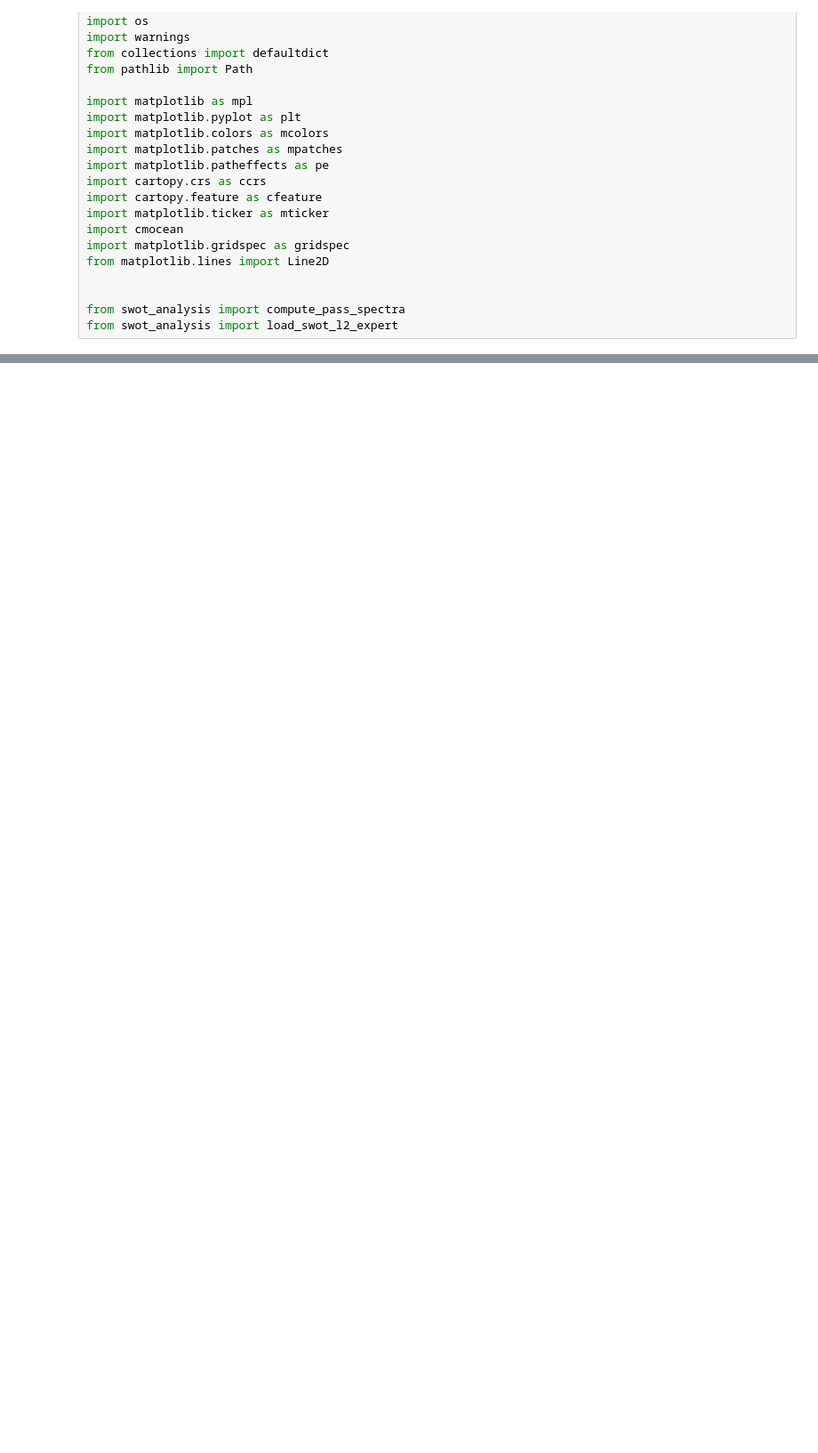
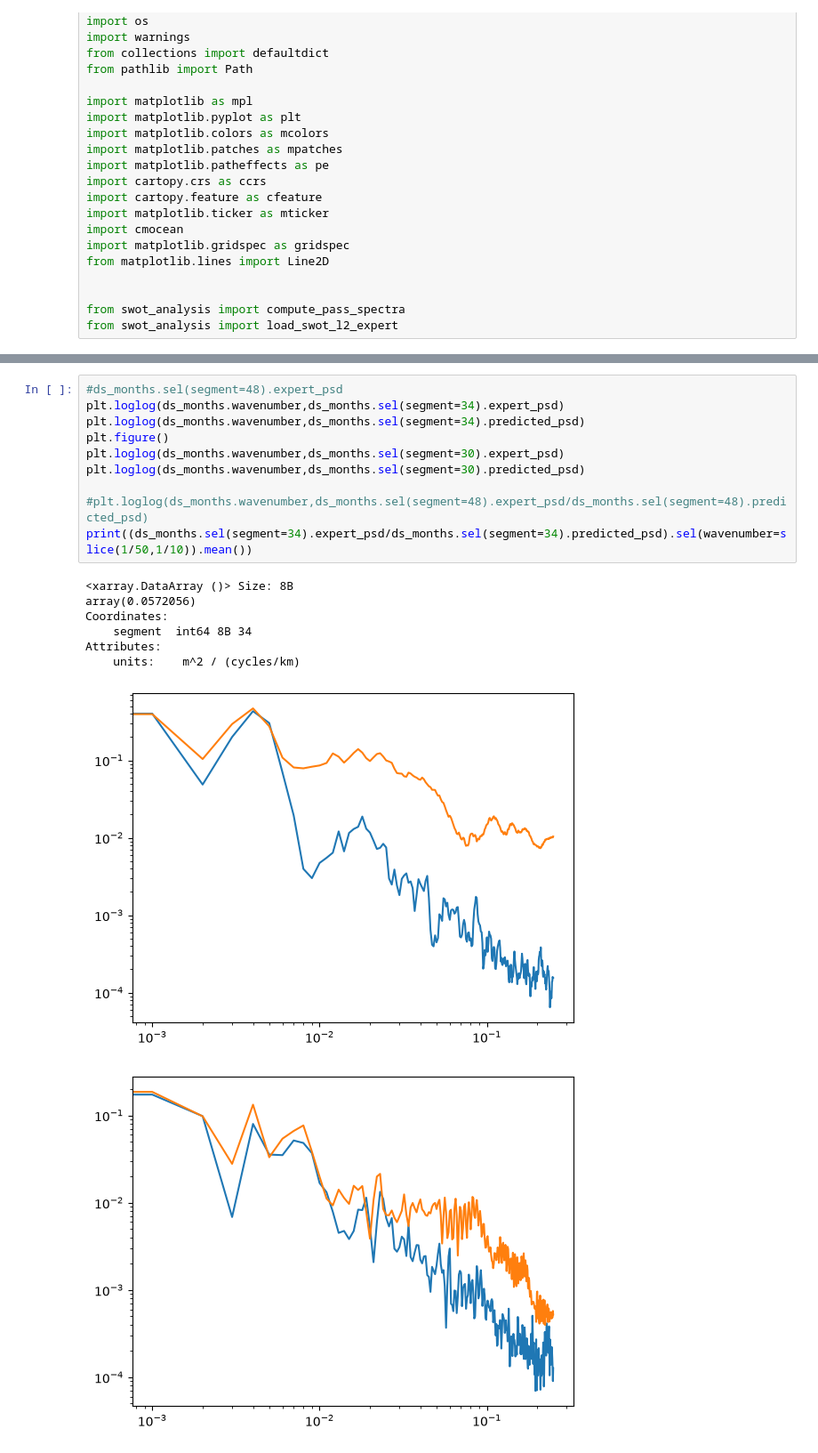
Before and after one commit to zcasparco/SWOT_UHH, a Jupyter notebook: Paper/expert_aliased_figures.ipynb, the cells around one changed output, grey strips where cells are left out. Shown at 89% size. Cells and saved outputs as stored; diff of their text form; blank space fills up the shorter version.

```diff
--- a/Paper/expert_aliased_figures.ipynb
+++ b/Paper/expert_aliased_figures.ipynb
@@ -31,0 +65,19 @@ ds_boxes = xr.open_dataset(DATA_DIR+'matched_boxes_2deg_2024-12.nc')
+# %%
+#ds_months.sel(segment=48).expert_psd
+plt.loglog(ds_months.wavenumber,ds_months.sel(segment=34).expert_psd)
+plt.loglog(ds_months.wavenumber,ds_months.sel(segment=34).predicted_psd)
+plt.figure()
+plt.loglog(ds_months.wavenumber,ds_months.sel(segment=30).expert_psd)
+plt.loglog(ds_months.wavenumber,ds_months.sel(segment=30).predicted_psd)
+
+#plt.loglog(ds_months.wavenumber,ds_months.sel(segment=48).expert_psd/ds_months.sel(segment=48).predicted_psd)
+print((ds_months.sel(segment=34).expert_psd/ds_months.sel(segment=34).predicted_psd).sel(wavenumber=slice(1/50,1/10)).mean())
+# %% [output]
+<xarray.DataArray ()> Size: 8B
+array(0.0572056)
+Coordinates:
+    segment  int64 8B 34
+Attributes:
+    units:    m^2 / (cycles/km)
+[figure, added]
+[figure, added]
```
Also changed, not shown: parts of 12 cells of this notebook, 2 other files.
